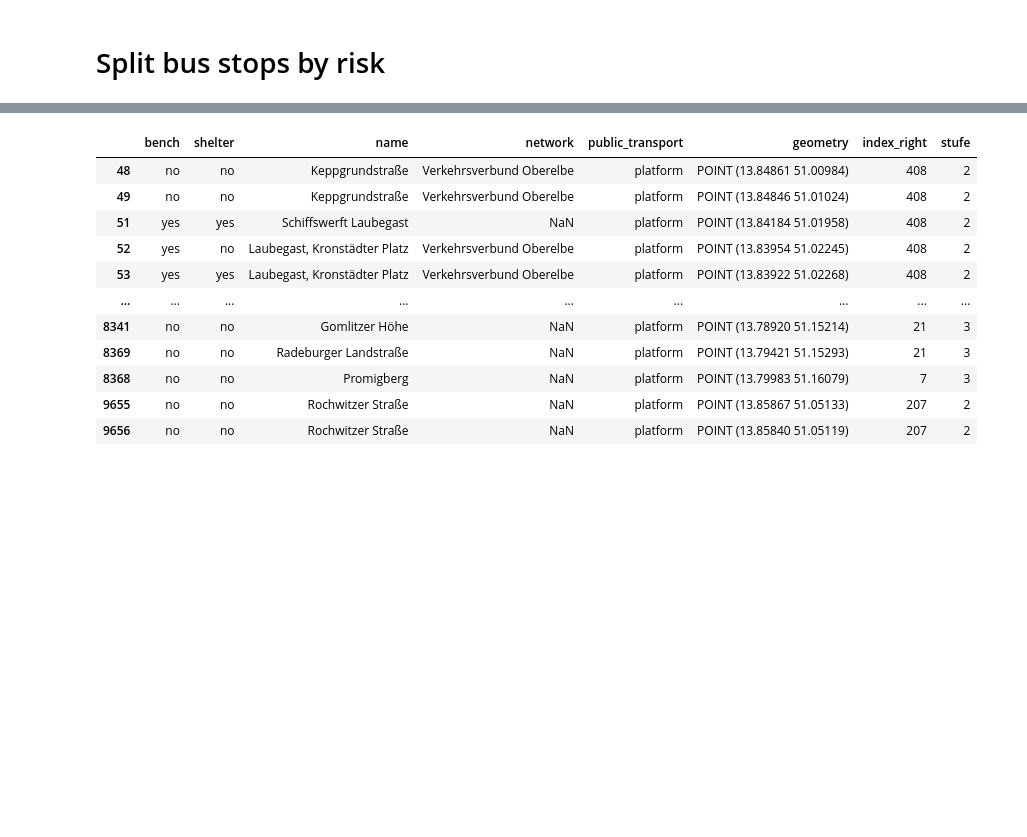
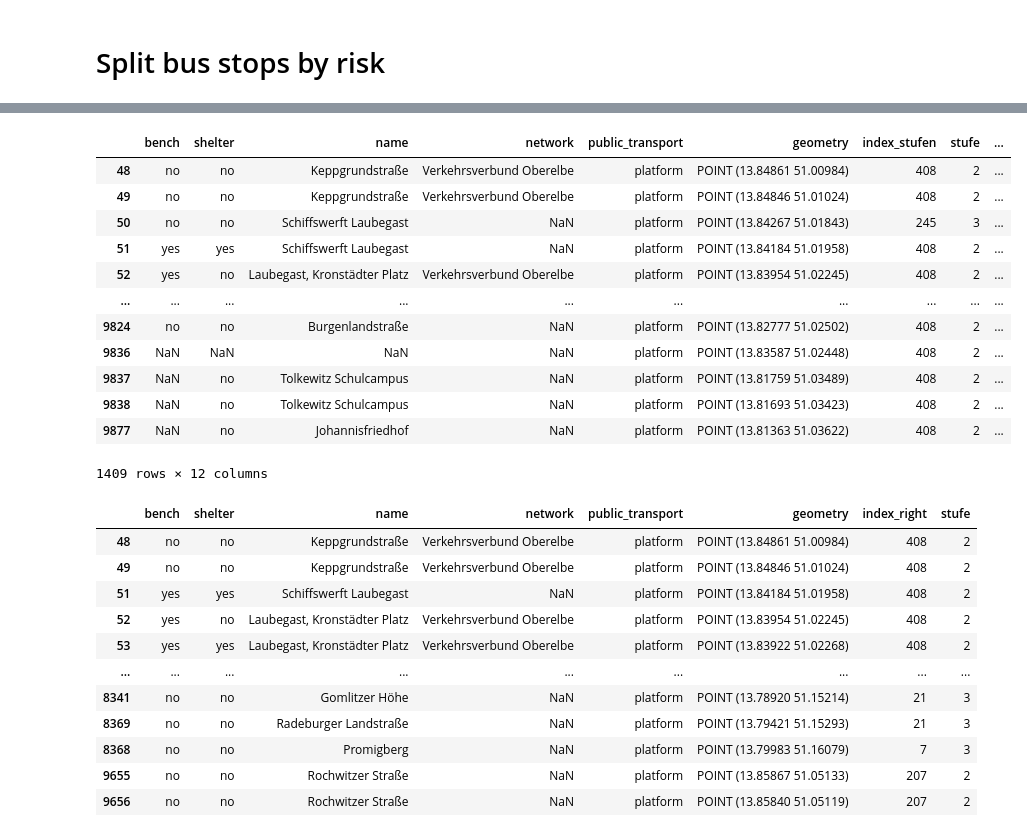
Before and after one commit to Wespe95/HiRo, a Jupyter notebook: notebooks/bus_hazard_zones.ipynb, the cells around one changed output, grey strips where cells are left out. Cells and saved outputs as stored; diff of their text form; code cells hidden in the pictures; blank space fills up the shorter version.

```diff
--- a/notebooks/bus_hazard_zones.ipynb
+++ b/notebooks/bus_hazard_zones.ipynb
@@ -15,5 +18,5 @@ from shapely.geometry import Point
 # %%
-DATA_PATH = "../../data"
+DATA_PATH = "../data"
 # %%
 def load_osm_result(path):
     with open(path, "r") as f:
@@ -62,0 +84,7 @@ def clip_and_filter_band(band_path:str,
+# %%
+df_population = df_0[['id', 'geometry', 'prozent_0_5']].merge(df_1[['id', 'prozent_60_74']], on='id').merge(df_2[['id', 'prozent_75_']], on='id')
+# .merge(df_2[['id', 'prozent_74_']].set_index['id'])
+df_population.drop(columns=['id'], inplace=True)
+gdf_population = gpd.GeoDataFrame(df_population, geometry='geometry')
+gdf_population.crs = 'EPSG:4326'
+gdf_population
@@ -113,3 +170,5 @@ bus_stops= load_osm_result(bus_stops_path).loc[:, ["bench", "shelter", "name", "
 # Split bus stops by risk
 # %%
 bus_stops = gpd.sjoin(bus_stops, stufen, how="inner", predicate="within")
+bus_stops.rename(columns={"index_right": "index_stufen"}, inplace=True)
+bus_stops
@@ -116,3 +189,21 @@ bus_stops = gpd.sjoin(bus_stops, stufen, how="inner", predicate="within")
+# %%
+bus_stops = gpd.sjoin(bus_stops, gdf_population, how="inner", predicate="within")
+bus_stops.rename(columns={"index_right": "index_population"}, inplace=True)
+bus_stops
+# %% [output]
+|  | bench | shelter | name | network | public_transport | geometry | index_stufen | stufe | ... |
+| 48 | no | no | Keppgrundstraße | Verkehrsverbund Oberelbe | platform | POINT (13.84861 51.00984) | 408 | 2 | ... |
+| 49 | no | no | Keppgrundstraße | Verkehrsverbund Oberelbe | platform | POINT (13.84846 51.01024) | 408 | 2 | ... |
+| 50 | no | no | Schiffswerft Laubegast | NaN | platform | POINT (13.84267 51.01843) | 245 | 3 | ... |
+| 51 | yes | yes | Schiffswerft Laubegast | NaN | platform | POINT (13.84184 51.01958) | 408 | 2 | ... |
+| 52 | yes | no | Laubegast, Kronstädter Platz | Verkehrsverbund Oberelbe | platform | POINT (13.83954 51.02245) | 408 | 2 | ... |
+| ... | ... | ... | ... | ... | ... | ... | ... | ... | ... |
+| 9824 | no | no | Burgenlandstraße | NaN | platform | POINT (13.82777 51.02502) | 408 | 2 | ... |
+| 9836 | NaN | NaN | NaN | NaN | platform | POINT (13.83587 51.02448) | 408 | 2 | ... |
+| 9837 | NaN | no | Tolkewitz Schulcampus | NaN | platform | POINT (13.81759 51.03489) | 408 | 2 | ... |
+| 9838 | NaN | no | Tolkewitz Schulcampus | NaN | platform | POINT (13.81693 51.03423) | 408 | 2 | ... |
+| 9877 | NaN | no | Johannisfriedhof | NaN | platform | POINT (13.81363 51.03622) | 408 | 2 | ... |
+1409 rows × 12 columns
 # %%
 interim_path = os.path.join(DATA_PATH, "interim/bus_stops_enhanced.json")
 bus_stops.to_file(interim_path, driver="GeoJSON")
```
Also changed, not shown: parts of 6 cells of this notebook, 10 other files.
